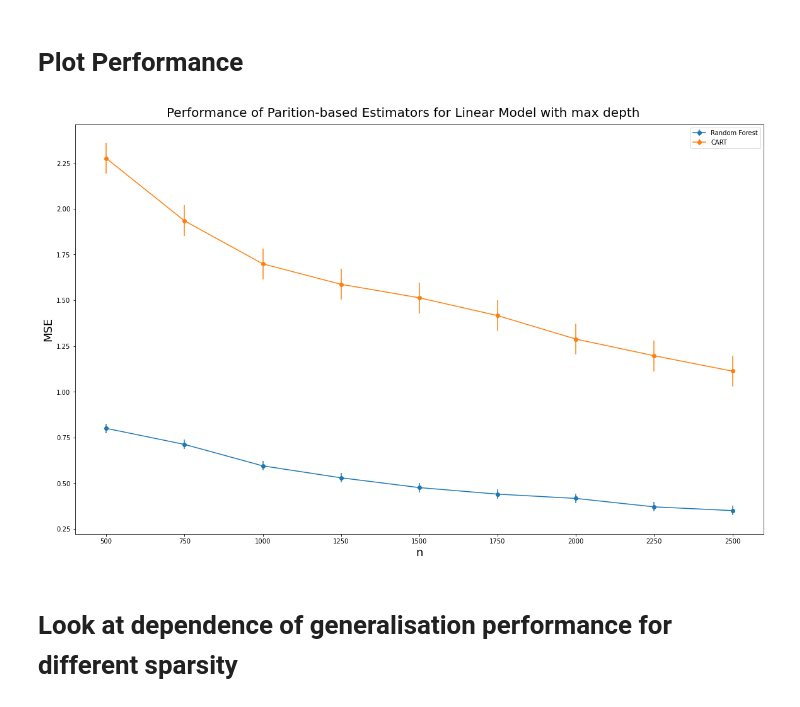
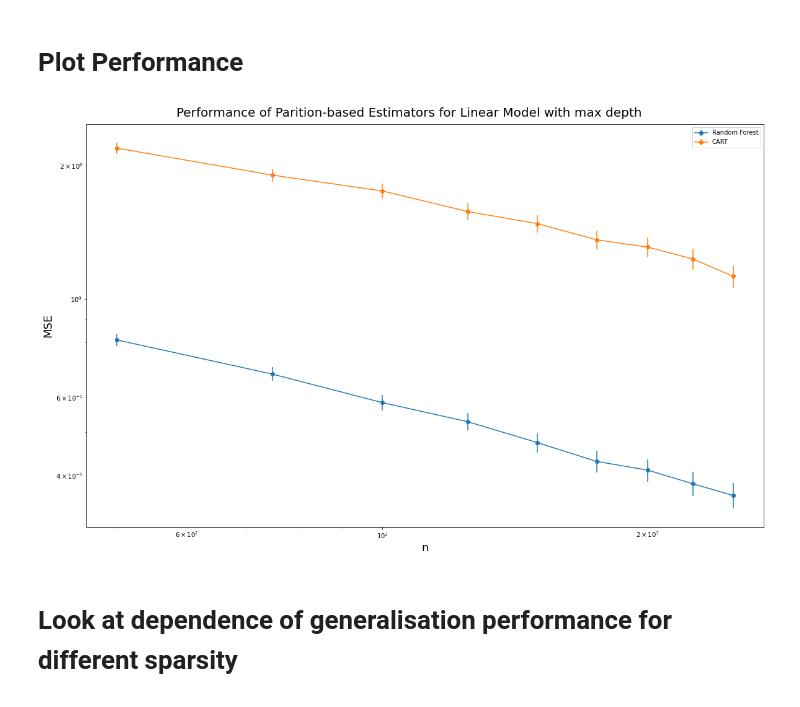
Before and after one commit to aagarwal1996/additive_trees, a Jupyter notebook: Simulations/linear_model_boolean_features.ipynb, the cells around one changed output. Cells and saved outputs as stored; diff of their text form; code cells hidden in the pictures.

```diff
--- a/Simulations/linear_model_boolean_features.ipynb
+++ b/Simulations/linear_model_boolean_features.ipynb
@@ -63,8 +63,7 @@ RF_error_bar_matrix = []
 # %%
 #This cell's code is used to fit and predict for on linear model varying across the number of training samples/sparsity
 s = 10
-#max_depth = math.ceil(math.log2((n*beta**2)/sigma**2))
-max_depth = s
+max_depth = math.ceil(math.log2((n*beta**2)/sigma**2))
 for (i,n) in enumerate(n_train):
         CART_result = []
         RF_result = []
@@ -98,18 +97,18 @@ for (i,n) in enumerate(n_train):
 # %%
 linear_lower_bound_fig,linear_lower_bound_axs = plt.subplots(1,1,figsize = (16,10),sharex = False,sharey = False)
 
 linear_lower_bound_axs.errorbar(n_train,RF_results_matrix,yerr = sd_RF_performance,marker = 'o',label = 'Random Forest')
 linear_lower_bound_axs.errorbar(n_train,CART_results_matrix,yerr = sd_CART_performance,marker = 'o',label = 'CART')
 #linear_lower_bound_axs.errorbar(n_train,theoretical_lower_bound_matrix,marker = 'o',label = 'Lower Bound',linestyle = 'dashed')
 linear_lower_bound_axs.legend()
 linear_lower_bound_axs.set_ylabel('MSE',fontsize = 18)
 linear_lower_bound_axs.set_xlabel('n',fontsize = 18)
 linear_lower_bound_fig.suptitle("Performance of Parition-based Estimators for Linear Model with max depth",fontsize = 20,y = 1.00)
 plt.tight_layout(pad=0.4,w_pad=0.5, h_pad=1.0)
-#plt.yscale('log')
-#plt.xscale('log')
+plt.yscale('log')
+plt.xscale('log')
 # %% [output]
-[figure, old version]
+[figure, new version]
 # %% [markdown]
 # Look at dependence of generalisation performance for different sparsity
 # %%
```
